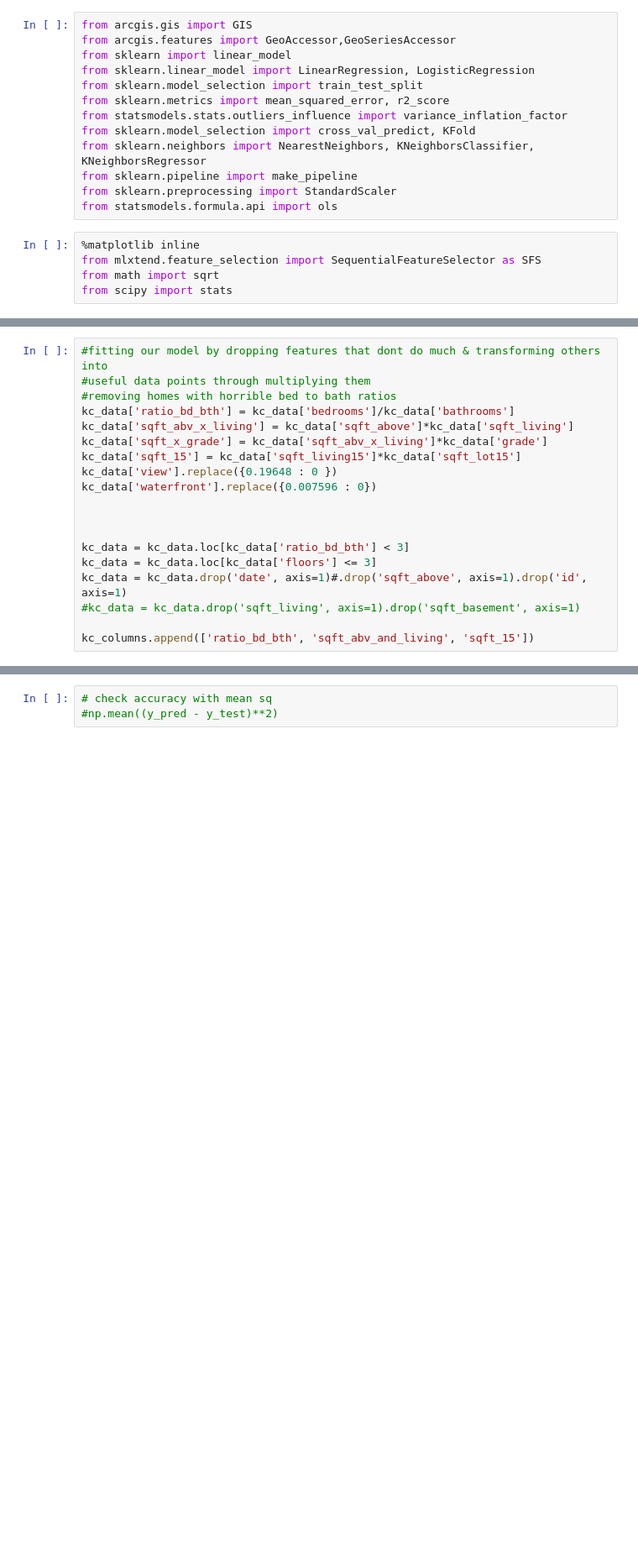
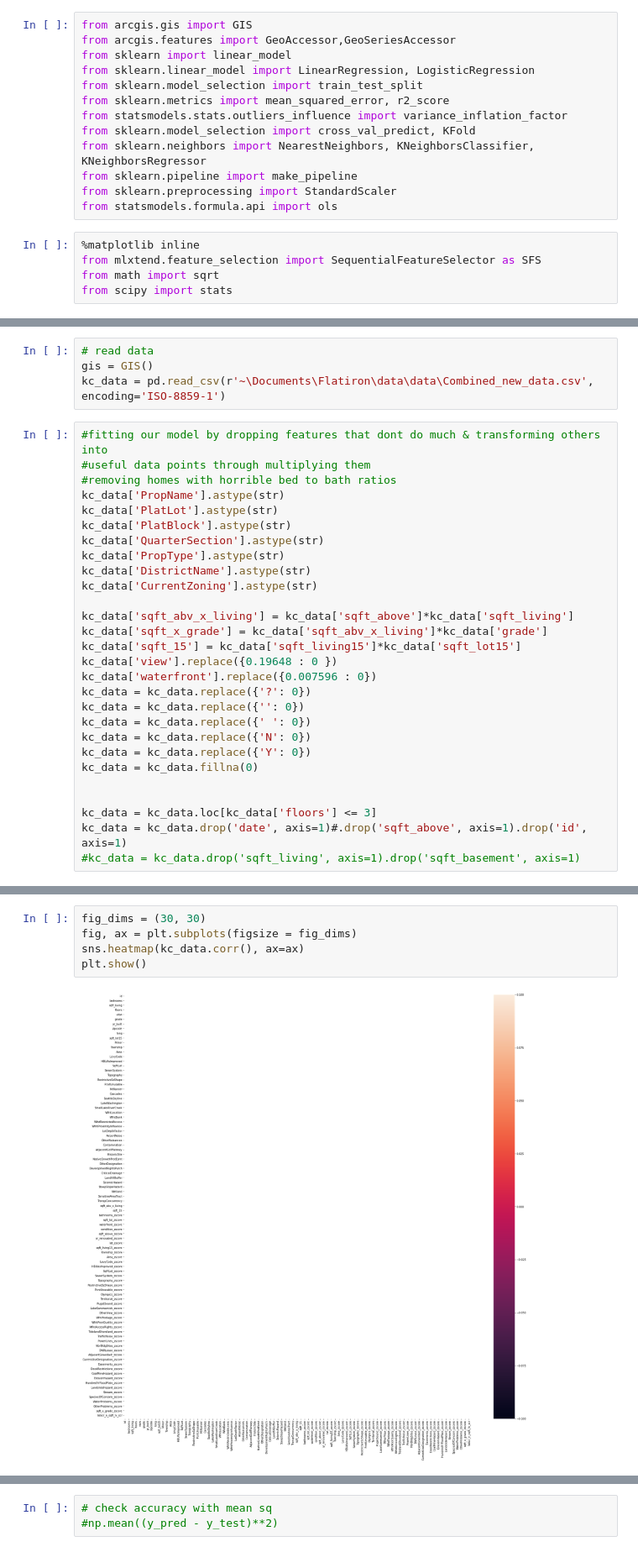
Before and after one commit to BlueViper8907/King-County-Housing-Regression, a Jupyter notebook: Modeling.ipynb, the cells around one changed output, grey strips where cells are left out. Shown at 84% size. Cells and saved outputs as stored; diff of their text form; blank space fills up the shorter version.

Commit message:
working on cleaning new data

```diff
--- a/Modeling.ipynb
+++ b/Modeling.ipynb
@@ -41,19 +28,32 @@ kc_data = pd.read_csv('dsc-phase-2-project/data/Cleaned_Dataset.csv', parse_date
+# %%
+# read data
+gis = GIS()
+kc_data = pd.read_csv(r'~\Documents\Flatiron\data\data\Combined_new_data.csv', encoding='ISO-8859-1')
 # %%
 #fitting our model by dropping features that dont do much & transforming others into
 #useful data points through multiplying them
 #removing homes with horrible bed to bath ratios
-kc_data['ratio_bd_bth'] = kc_data['bedrooms']/kc_data['bathrooms']
+kc_data['PropName'].astype(str)
+kc_data['PlatLot'].astype(str)
+kc_data['PlatBlock'].astype(str)
+kc_data['QuarterSection'].astype(str)
+kc_data['PropType'].astype(str)
+kc_data['DistrictName'].astype(str)
+kc_data['CurrentZoning'].astype(str)
+
 kc_data['sqft_abv_x_living'] = kc_data['sqft_above']*kc_data['sqft_living']
 kc_data['sqft_x_grade'] = kc_data['sqft_abv_x_living']*kc_data['grade']
 kc_data['sqft_15'] = kc_data['sqft_living15']*kc_data['sqft_lot15']
 kc_data['view'].replace({0.19648 : 0 })
 kc_data['waterfront'].replace({0.007596 : 0})
+kc_data = kc_data.replace({'?': 0})
+kc_data = kc_data.replace({'': 0})
+kc_data = kc_data.replace({' ': 0})
+kc_data = kc_data.replace({'N': 0})
+kc_data = kc_data.replace({'Y': 0})
+kc_data = kc_data.fillna(0)
 
 
-
-kc_data = kc_data.loc[kc_data['ratio_bd_bth'] < 3]
 kc_data = kc_data.loc[kc_data['floors'] <= 3]
 kc_data = kc_data.drop('date', axis=1)#.drop('sqft_above', axis=1).drop('id', axis=1)
 #kc_data = kc_data.drop('sqft_living', axis=1).drop('sqft_basement', axis=1)
-
-kc_columns.append(['ratio_bd_bth', 'sqft_abv_and_living', 'sqft_15'])
@@ -85 +186,8 @@ kcx = kc_data.drop('price', axis=1)
+# %%
+fig_dims = (30, 30)
+fig, ax = plt.subplots(figsize = fig_dims)
+sns.heatmap(kc_data.corr(), ax=ax)
+plt.show()
+# %% [output]
+[figure, added]
 # %%
```
Also changed, not shown: parts of 11 cells of this notebook, 3 other files.
